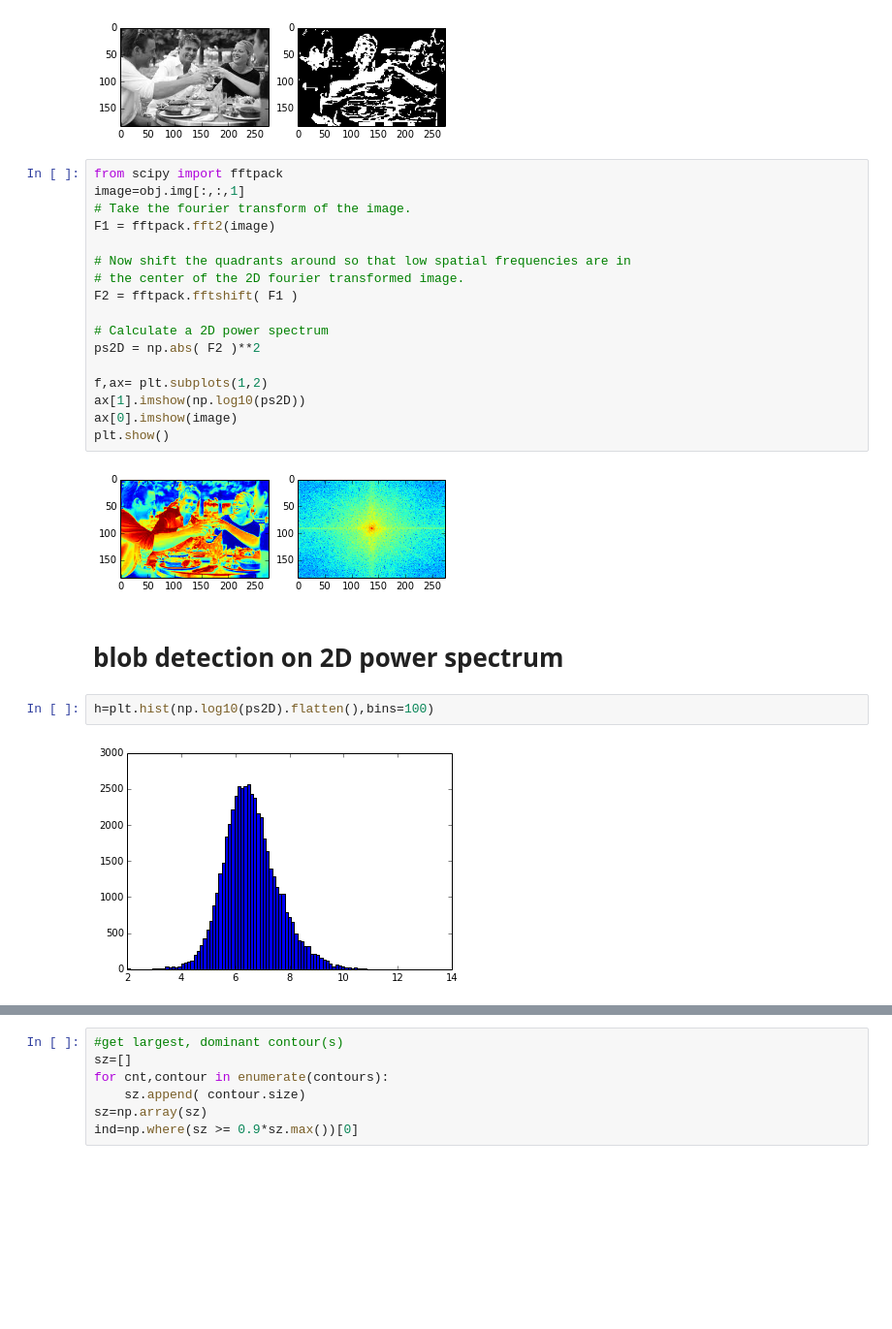
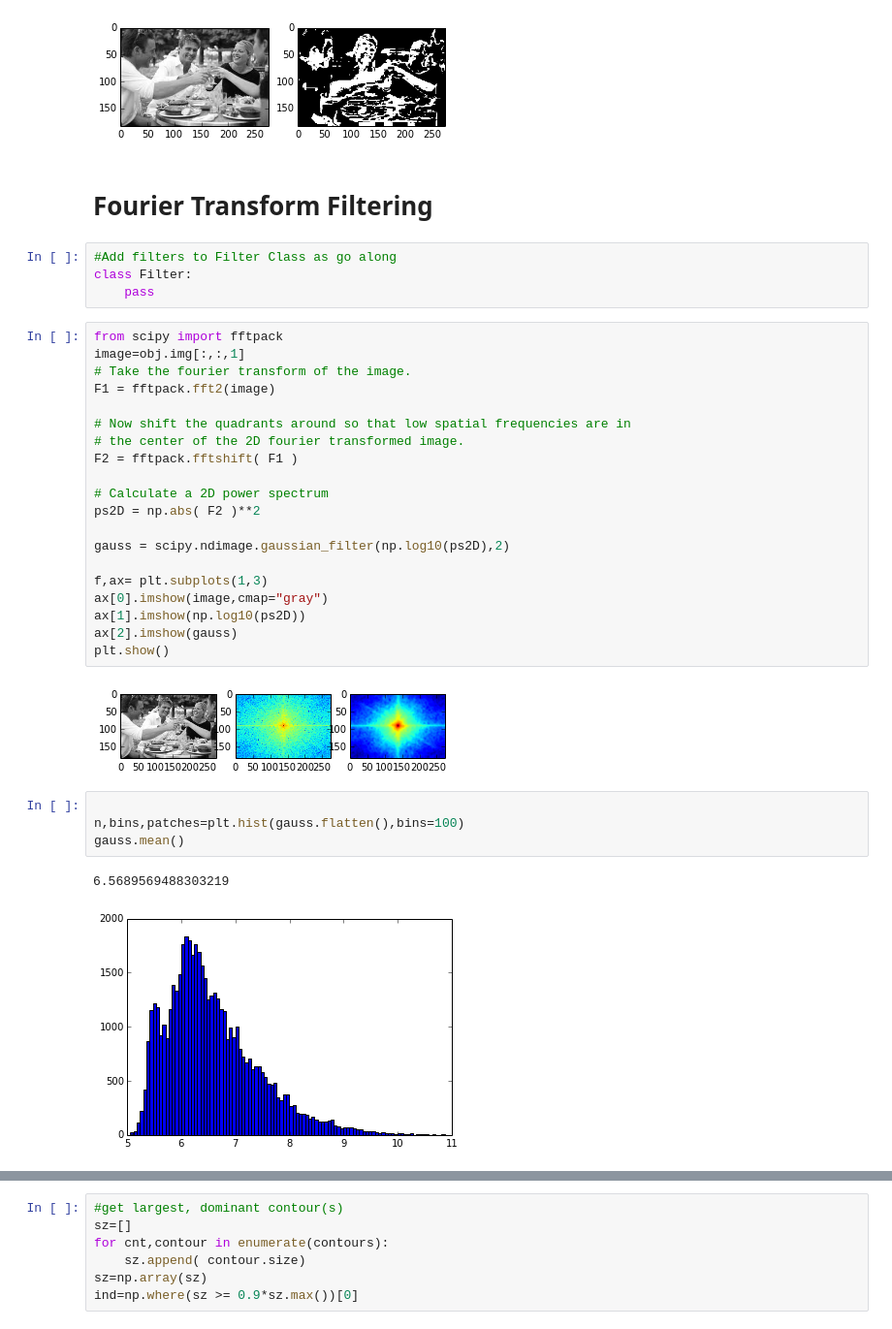
Before and after one commit to mpellegri/FoodvSkin, a Jupyter notebook: KFeatures.ipynb, the cells around one changed output, grey strips where cells are left out. Shown at 97% size. Cells and saved outputs as stored; diff of their text form; blank space fills up the shorter version.

Commit message:
contour filter for fourier transform finished

```diff
--- a/KFeatures.ipynb
+++ b/KFeatures.ipynb
@@ -302,28 +302,38 @@ ax[1].imshow(obj.ycc,cmap="gray")
 # %% [output]
 <matplotlib.image.AxesImage at 0x...>
 [figure]
+# %% [markdown]
+# Fourier Transform Filtering
+# %%
+#Add filters to Filter Class as go along
+class Filter:
+    pass
 # %%
 from scipy import fftpack
 image=obj.img[:,:,1]
 # Take the fourier transform of the image.
 F1 = fftpack.fft2(image)
 
 # Now shift the quadrants around so that low spatial frequencies are in
 # the center of the 2D fourier transformed image.
 F2 = fftpack.fftshift( F1 )
 
 # Calculate a 2D power spectrum
 ps2D = np.abs( F2 )**2
 
-f,ax= plt.subplots(1,2)
+gauss = scipy.ndimage.gaussian_filter(np.log10(ps2D),2)
+
+f,ax= plt.subplots(1,3)
+ax[0].imshow(image,cmap="gray")
 ax[1].imshow(np.log10(ps2D))
-ax[0].imshow(image)
+ax[2].imshow(gauss)
 plt.show()
 # %% [output]
-[figure, old version]
+[figure, new version]
-# %% [markdown]
-# blob detection on 2D power spectrum
 # %%
-h=plt.hist(np.log10(ps2D).flatten(),bins=100)
+
+n,bins,patches=plt.hist(gauss.flatten(),bins=100)
+gauss.mean()
 # %% [output]
+6.5689569488303219
-[figure, old version]
+[figure, new version]
```
Also changed, not shown: parts of 37 cells of this notebook.
